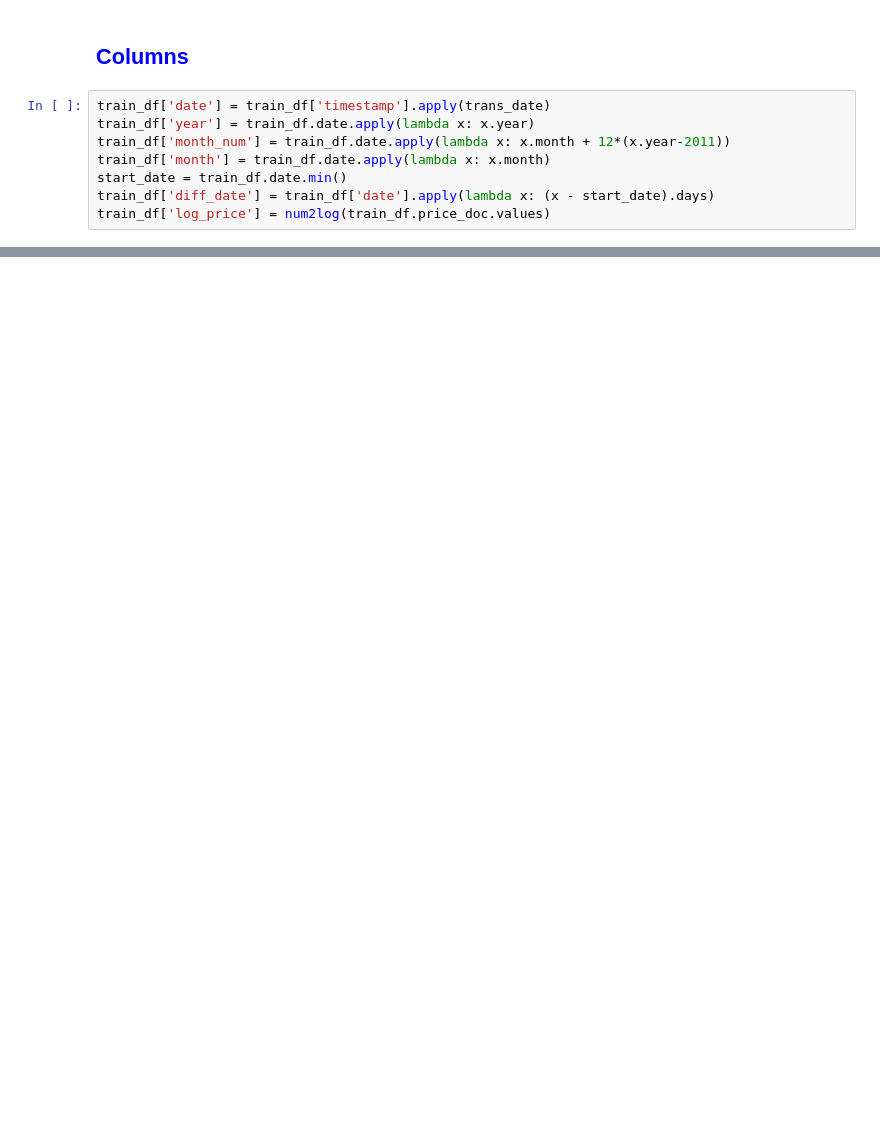
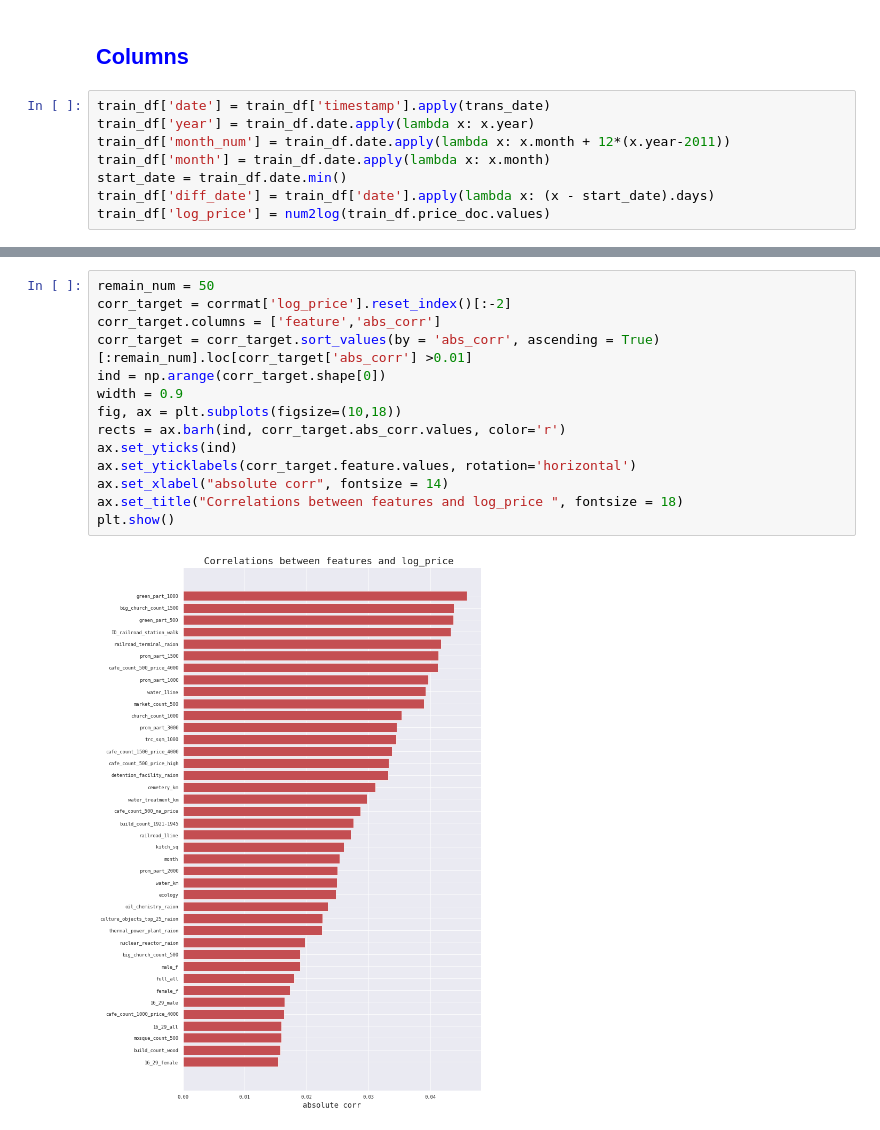
Before and after one commit to quedogf94/Spring2019_Project1, a Jupyter notebook: Goal_1.ipynb, the cells around one changed output, grey strips where cells are left out. Saved outputs shown, nothing was run; the diff lists cells and outputs as text; blank space fills up the shorter version.

```diff
--- a/Goal_1.ipynb
+++ b/Goal_1.ipynb
@@ -178,0 +241,16 @@ plt.show()
+# %%
+remain_num = 50
+corr_target = corrmat['log_price'].reset_index()[:-2]
+corr_target.columns = ['feature','abs_corr']
+corr_target = corr_target.sort_values(by = 'abs_corr', ascending = True)[:remain_num].loc[corr_target['abs_corr'] >0.01]
+ind = np.arange(corr_target.shape[0])
+width = 0.9
+fig, ax = plt.subplots(figsize=(10,18))
+rects = ax.barh(ind, corr_target.abs_corr.values, color='r')
+ax.set_yticks(ind)
+ax.set_yticklabels(corr_target.feature.values, rotation='horizontal')
+ax.set_xlabel("absolute corr", fontsize = 14)
+ax.set_title("Correlations between features and log_price ", fontsize = 18)
+plt.show()
+# %% [output]
+[figure, added]
```
Also changed, not shown: parts of 14 cells of this notebook.
